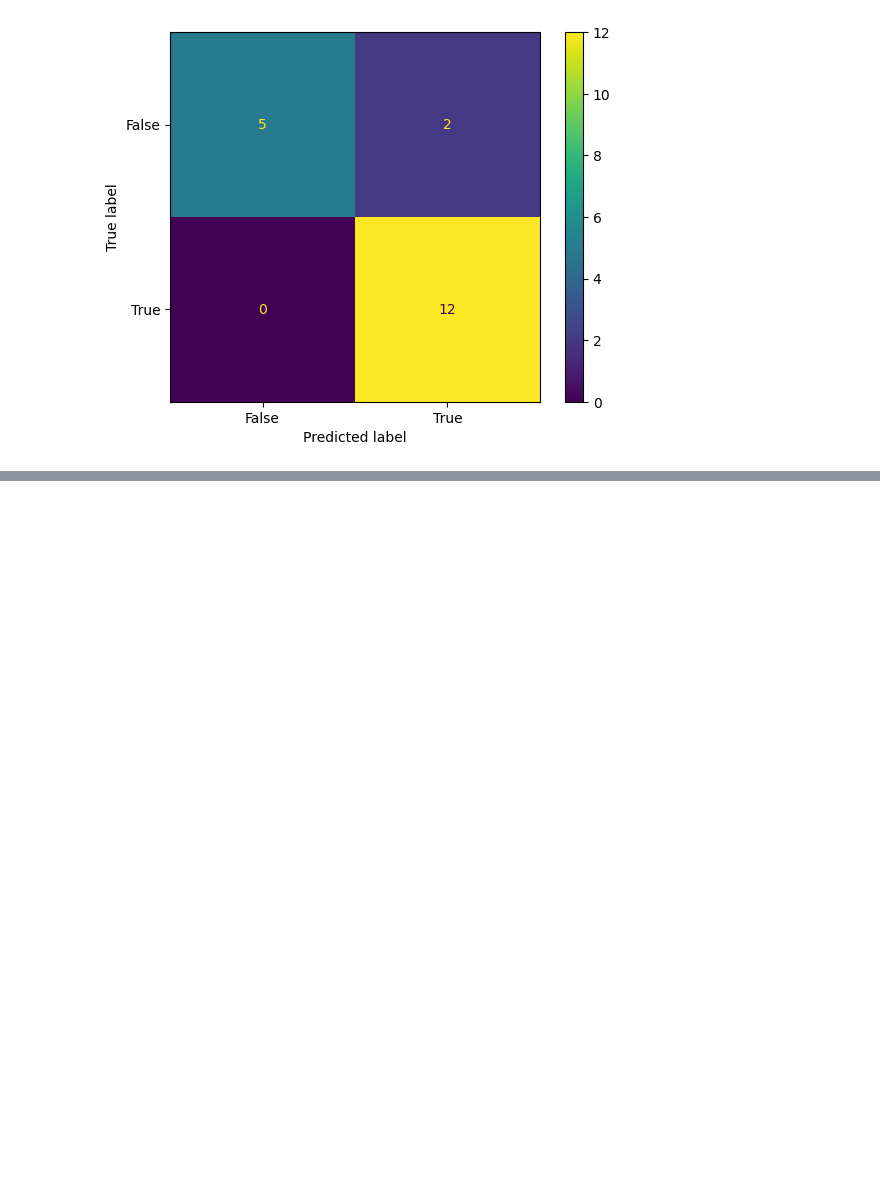
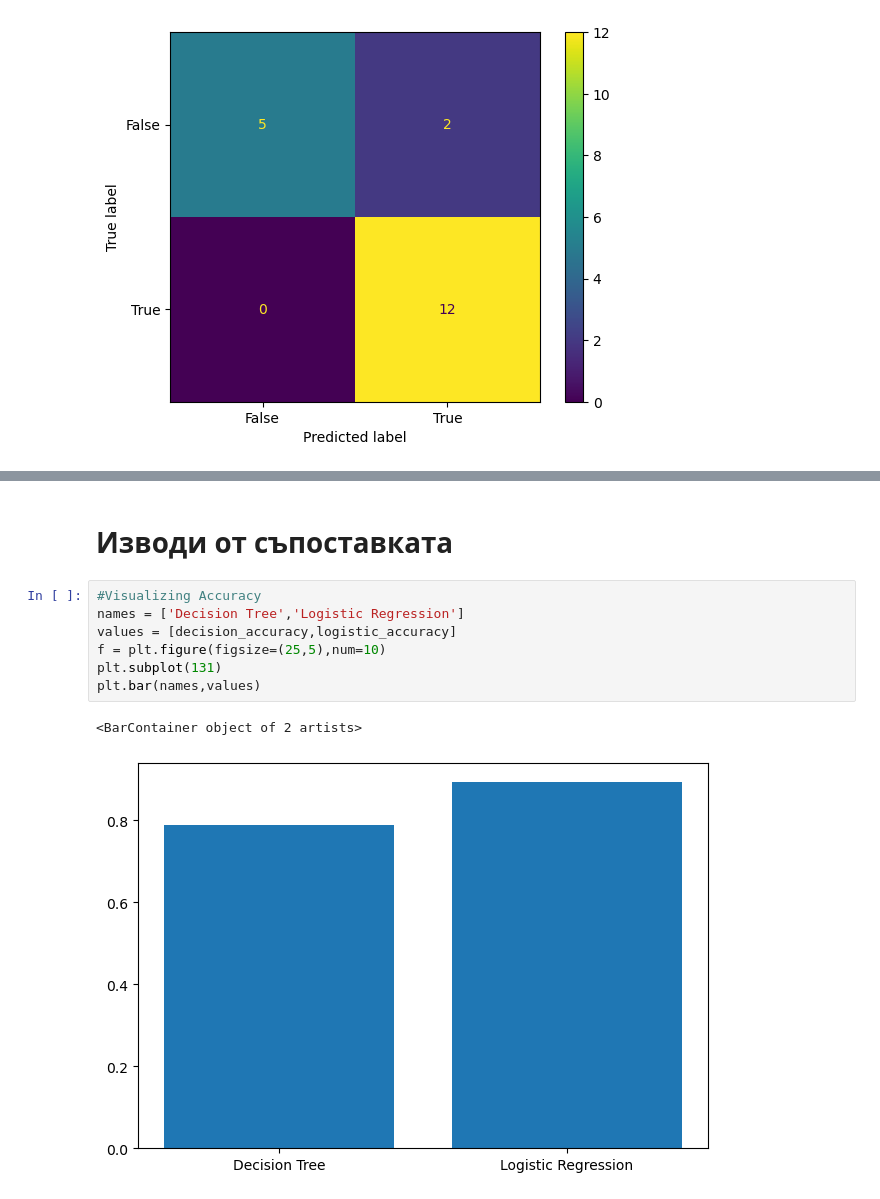
Before and after one commit to BorislavKrumov/colorectal-cancer, a Jupyter notebook: Colorectal Cancer DFS Classification.ipynb, the cells around one changed output, grey strips where cells are left out. Cells and saved outputs as stored; diff of their text form; blank space fills up the shorter version.

```diff
--- a/Colorectal Cancer DFS Classification.ipynb
+++ b/Colorectal Cancer DFS Classification.ipynb
@@ -443,0 +455,12 @@ plt.show()
+# %% [markdown]
+# Изводи от съпоставката
+# %%
+#Visualizing Accuracy
+names = ['Decision Tree','Logistic Regression']
+values = [decision_accuracy,logistic_accuracy]
+f = plt.figure(figsize=(25,5),num=10)
+plt.subplot(131)
+plt.bar(names,values)
+# %% [output]
+<BarContainer object of 2 artists>
+[figure, added]
```
Also changed, not shown: parts of 10 cells of this notebook.
